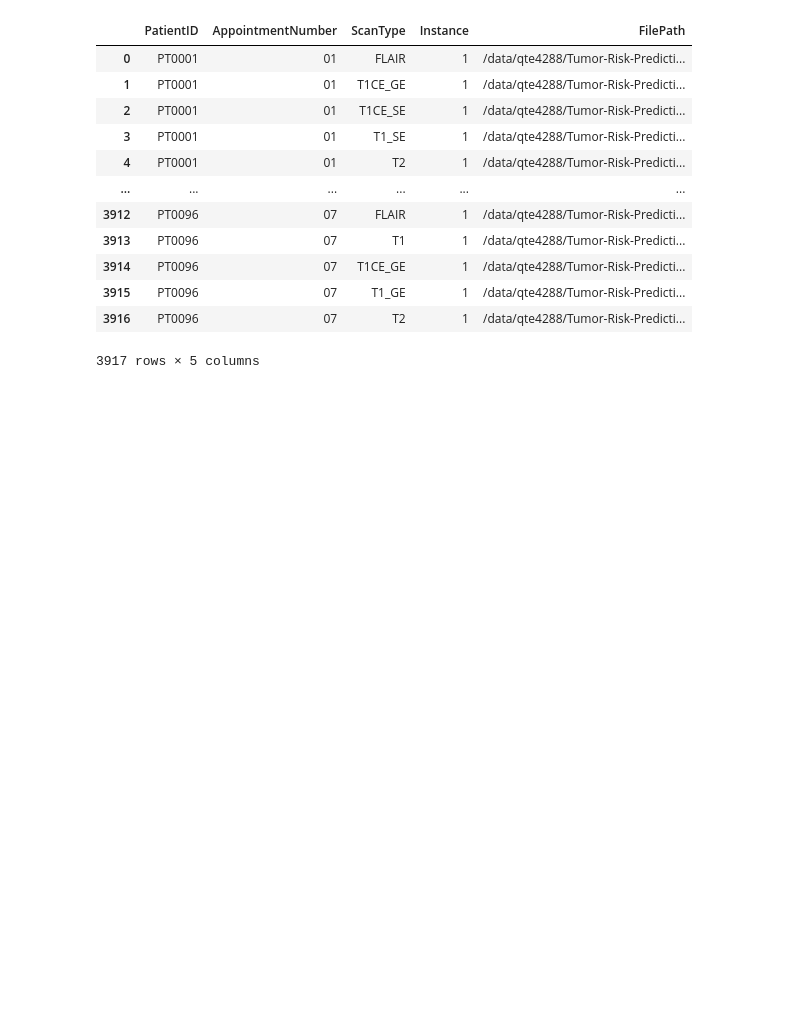
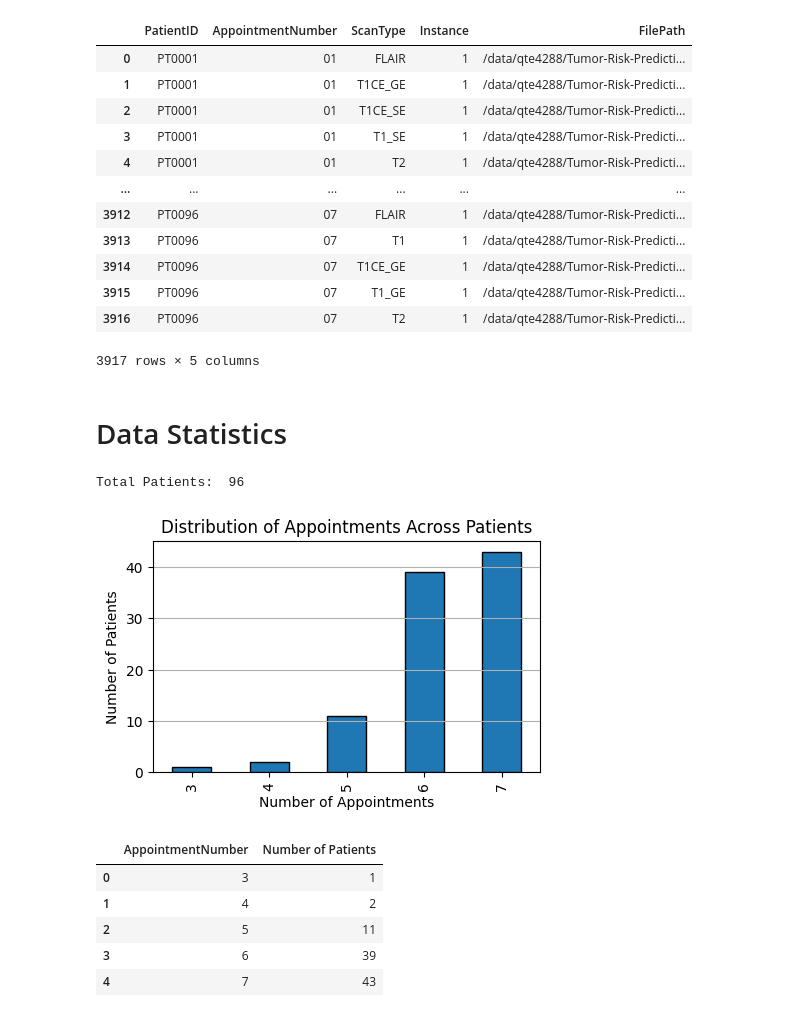
Before and after one commit to shubhi/Tumor-Risk-Prediction, a Jupyter notebook: notebooks/dataset.ipynb, the cells around one changed output. Cells and saved outputs as stored; diff of their text form; code cells hidden in the pictures; blank space fills up the shorter version.

```diff
--- a/notebooks/dataset.ipynb
+++ b/notebooks/dataset.ipynb
@@ -40,3 +42,21 @@ def extract_metadata(base_dir):
     # Sort the dataframe by PatientID, AppointmentNumber, ScanType, and Instance
     df = df.sort_values(by=['PatientID', 'AppointmentNumber', 'ScanType', 'Instance']).reset_index(drop=True)
     return df
+# %%
+def appointment_counts(metadata_df):
+    appointment_counts = metadata_df.groupby('PatientID')['AppointmentNumber'].nunique()
+
+    # Count the number of patients for each appointment count
+    appointment_distribution = appointment_counts.value_counts().sort_index()
+
+    # Plot the distribution
+    plt.figure(figsize=(5, 3))
+    appointment_distribution.plot(kind='bar', edgecolor='black')
+    plt.xlabel('Number of Appointments')
+    plt.ylabel('Number of Patients')
+    plt.title('Distribution of Appointments Across Patients')
+    plt.grid(axis='y')
+    plt.show()
+
+    appointment_counts_df = appointment_distribution.reset_index(name='Number of Patients').rename(columns={'index': 'Number of Appointments'})
+    return appointment_counts_df
@@ -90,0 +192,20 @@ metadata_df.to_csv("/home/qte4288/Projects/Tumor-Risk-Prediction/data/metadata.c
+# %% [markdown]
+# Data Statistics
+# %%
+# Total number of patients
+total_patients = metadata_df['PatientID'].nunique()
+print("Total Patients: ", total_patients)
+# %% [output]
+Total Patients:  96
+# %%
+# Count the number of appointments per patient
+appointment_counts_df = appointment_counts(metadata_df)
+appointment_counts_df
+# %% [output]
+[figure, added]
+|  | AppointmentNumber | Number of Patients |
+| 0 | 3 | 1 |
+| 1 | 4 | 2 |
+| 2 | 5 | 11 |
+| 3 | 6 | 39 |
+| 4 | 7 | 43 |
```
Also changed, not shown: parts of 14 cells of this notebook.
